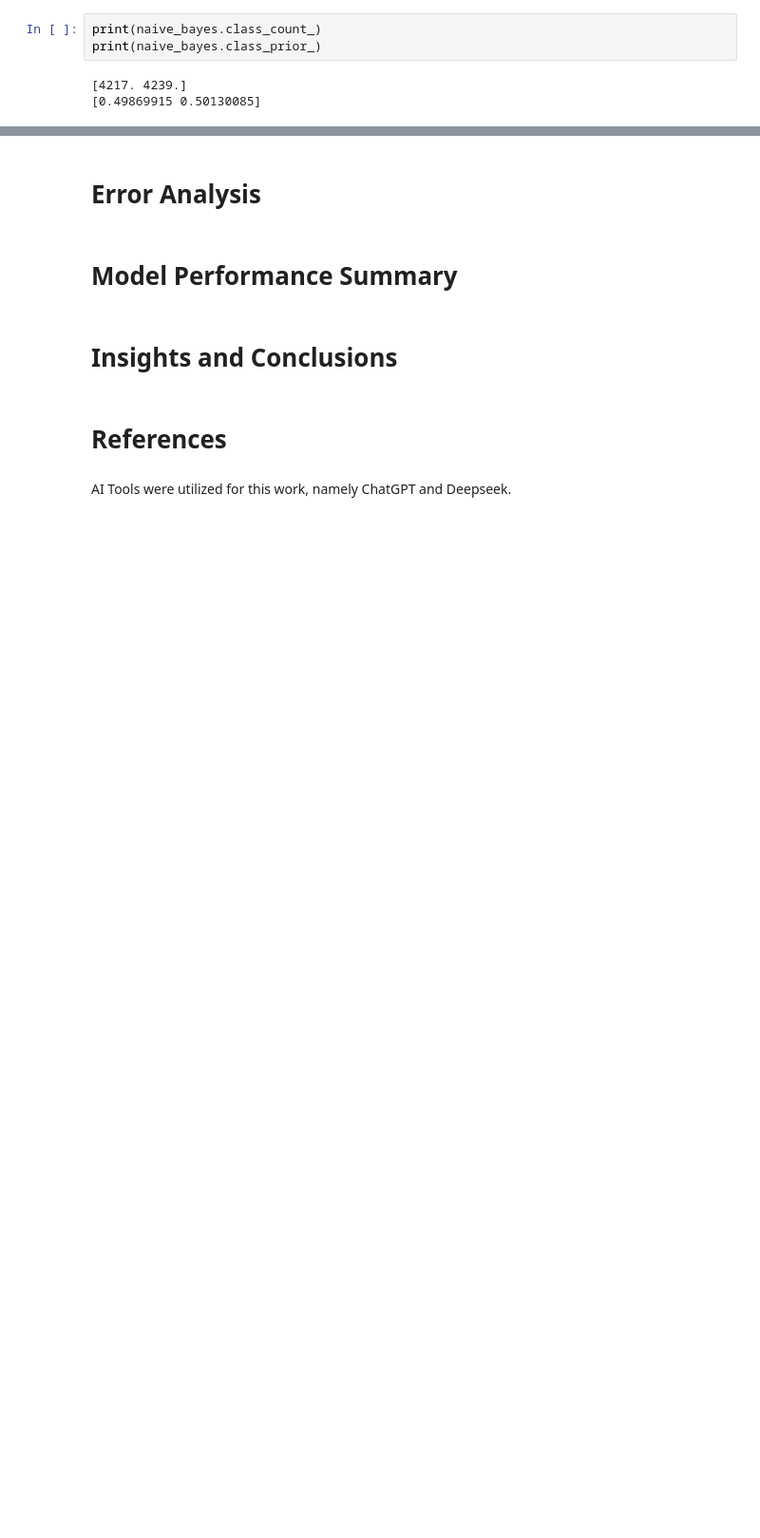
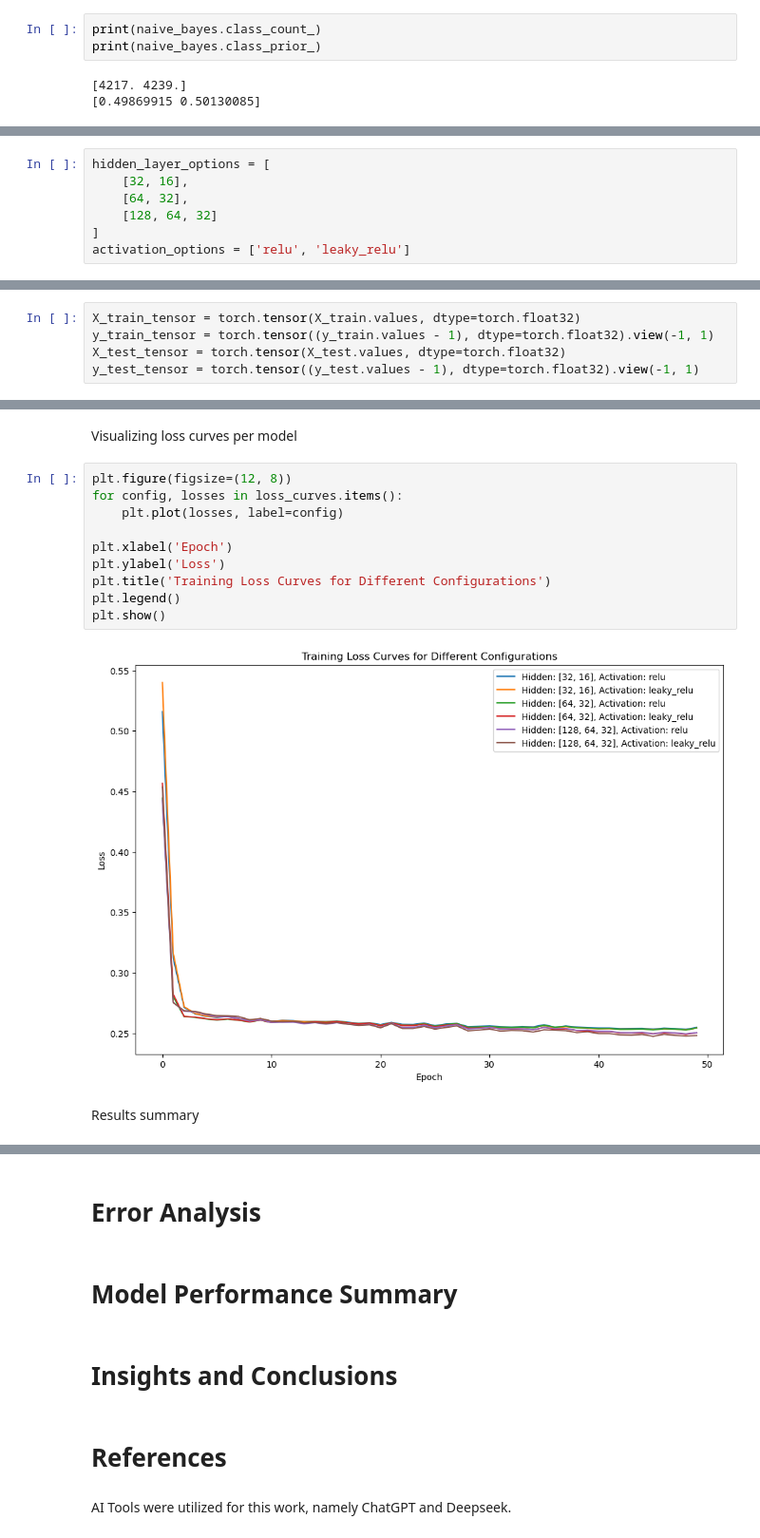
Before and after one commit to BeverlyKate/STINTSY-MP, a Jupyter notebook: STINTSYMP.ipynb, the cells around one changed output, grey strips where cells are left out. Shown at 95% size. Saved outputs shown, nothing was run; the diff lists cells and outputs as text; blank space fills up the shorter version.

```diff
--- a/STINTSYMP.ipynb
+++ b/STINTSYMP.ipynb
@@ -492,0 +504,7 @@ print(naive_bayes.class_prior_)
+# %%
+hidden_layer_options = [
+    [32, 16],
+    [64, 32],
+    [128, 64, 32]
+]
+activation_options = ['relu', 'leaky_relu']
@@ -492,0 +513,5 @@ print(naive_bayes.class_prior_)
+# %%
+X_train_tensor = torch.tensor(X_train.values, dtype=torch.float32)
+y_train_tensor = torch.tensor((y_train.values - 1), dtype=torch.float32).view(-1, 1)
+X_test_tensor = torch.tensor(X_test.values, dtype=torch.float32)
+y_test_tensor = torch.tensor((y_test.values - 1), dtype=torch.float32).view(-1, 1)
@@ -492,0 +616,16 @@ print(naive_bayes.class_prior_)
+# %% [markdown]
+Visualizing loss curves per model
+# %%
+plt.figure(figsize=(12, 8))
+for config, losses in loss_curves.items():
+    plt.plot(losses, label=config)
+
+plt.xlabel('Epoch')
+plt.ylabel('Loss')
+plt.title('Training Loss Curves for Different Configurations')
+plt.legend()
+plt.show()
+# %% [output]
+[figure, added]
+# %% [markdown]
+Results summary
```
Also changed, not shown: parts of 12 cells of this notebook, 2 other files.
